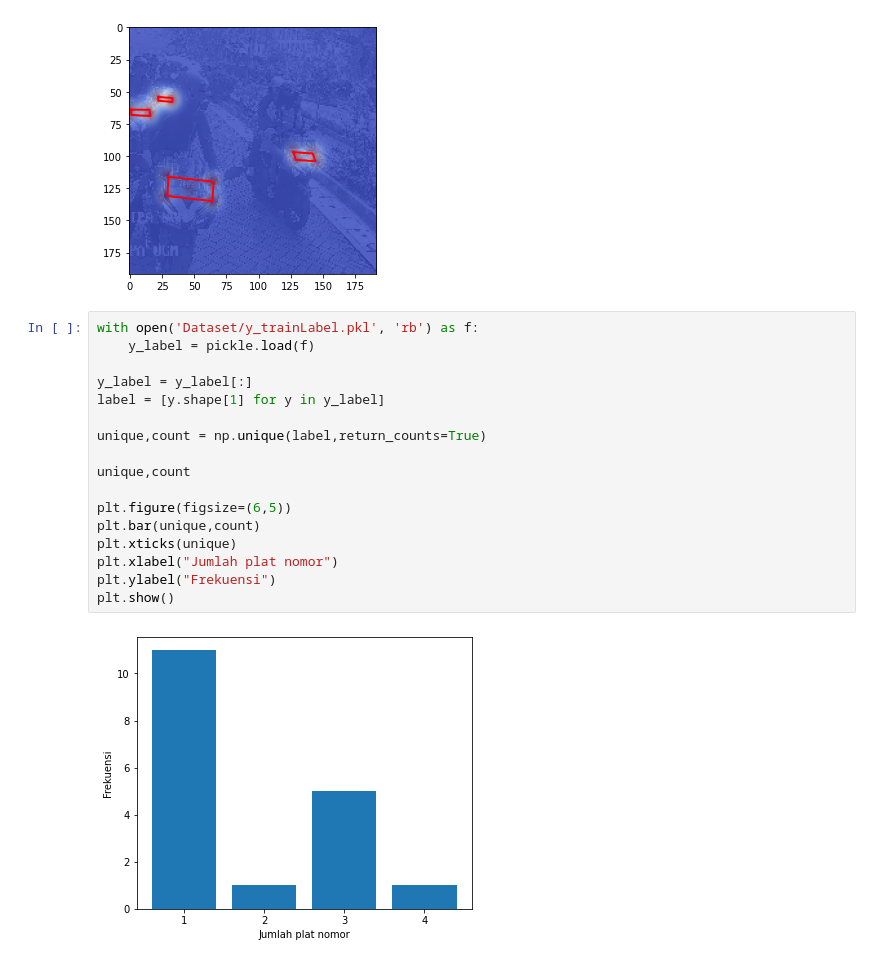
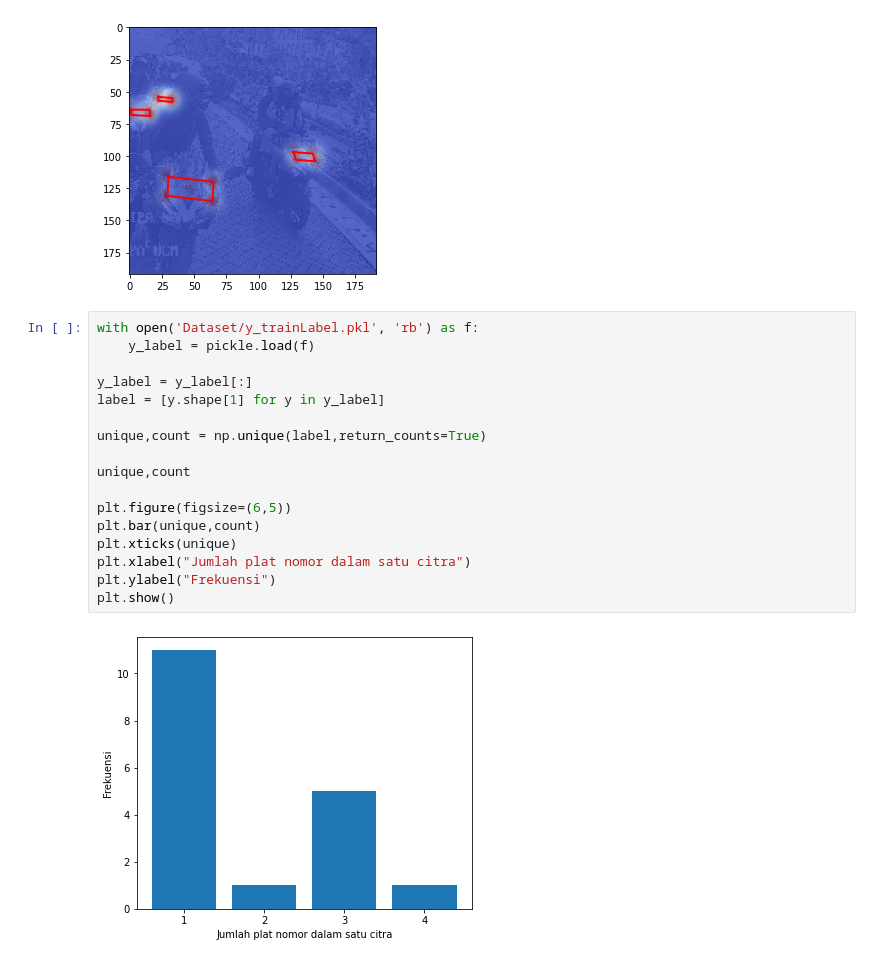
Before and after one commit to dimelang/License-Plate-Detection-Using-Fully-Convolutional-Neural-Network, a Jupyter notebook: Makedataset.ipynb, the cells around one changed output. Cells and saved outputs as stored; diff of their text form.

```diff
--- a/Makedataset.ipynb
+++ b/Makedataset.ipynb
@@ -235,19 +233,19 @@ for i in range(7):
 # %%
 with open('Dataset/y_trainLabel.pkl', 'rb') as f:
     y_label = pickle.load(f)
 
 y_label = y_label[:]
 label = [y.shape[1] for y in y_label]
 
 unique,count = np.unique(label,return_counts=True)
 
 unique,count
 
 plt.figure(figsize=(6,5))
 plt.bar(unique,count)
 plt.xticks(unique)
-plt.xlabel("Jumlah plat nomor")
+plt.xlabel("Jumlah plat nomor dalam satu citra")
 plt.ylabel("Frekuensi")
 plt.show()
 # %% [output]
-[figure, old version]
+[figure, new version]
```
Also changed, not shown: parts of 2 cells of this notebook.
